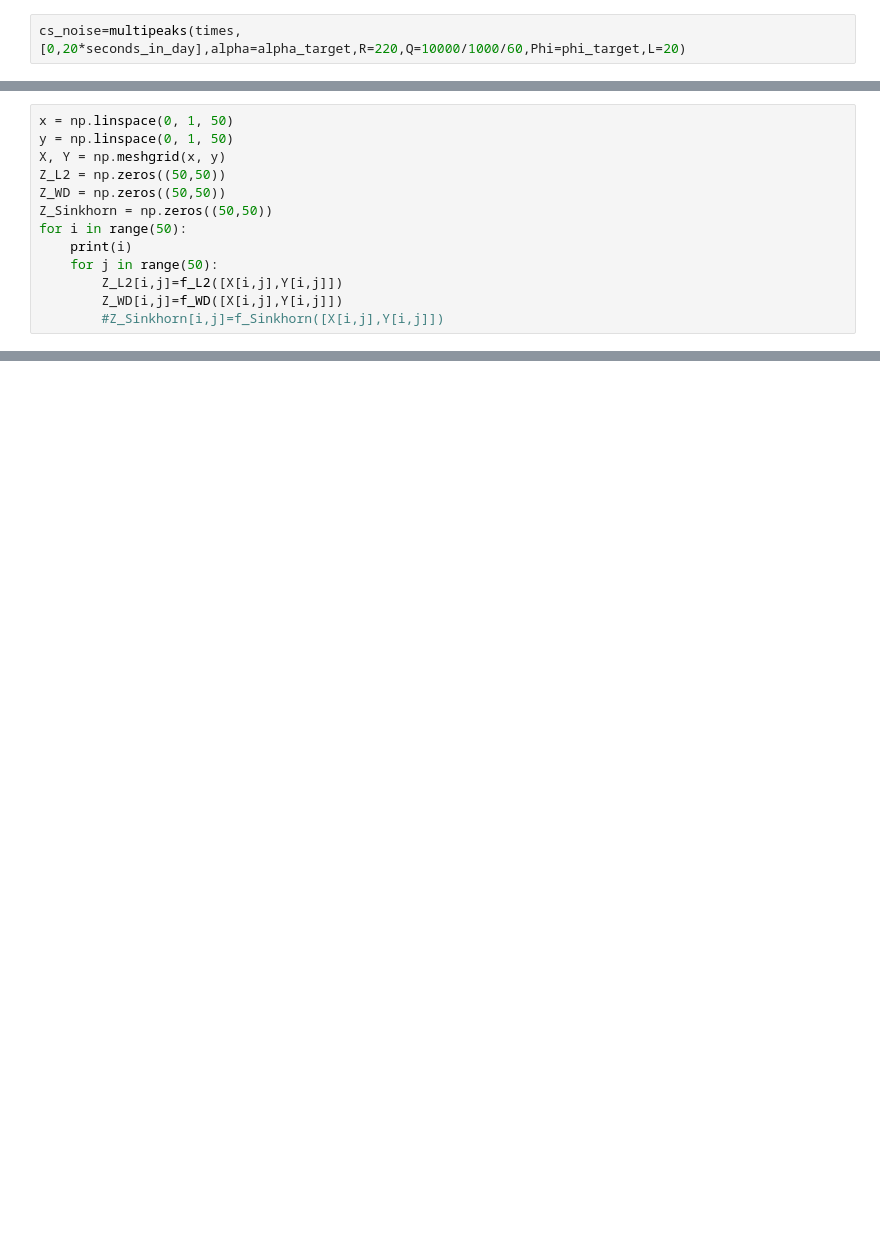
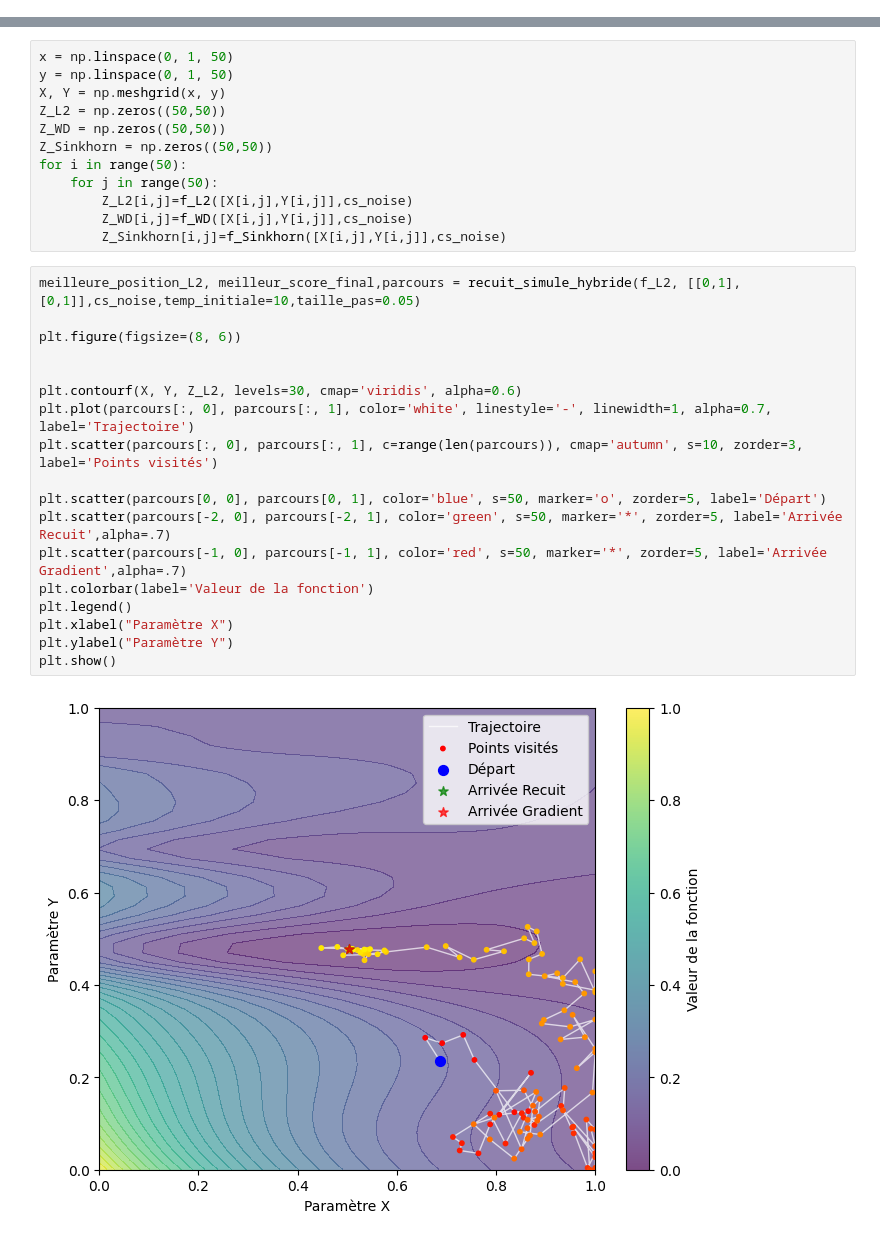
Before and after one commit to randlab/hydroptimal_metrics, a Jupyter notebook: hydroptimal/04_tracer_with_noise.ipynb, the cells around one changed output, grey strips where cells are left out. Saved outputs shown, nothing was run; the diff lists cells and outputs as text; blank space fills up the shorter version.

```diff
--- a/hydroptimal/04_tracer_with_noise.ipynb
+++ b/hydroptimal/04_tracer_with_noise.ipynb
@@ -157,2 +0,0 @@ cs_target=multipeaks(times,[0,20*seconds_in_day],alpha=alpha_target,R=220,Q=1000
-# %%
-cs_noise=multipeaks(times,[0,20*seconds_in_day],alpha=alpha_target,R=220,Q=10000/1000/60,Phi=phi_target,L=20)
@@ -258,13 +0,0 @@ def f_Sinkhorn(x):
-# %%
-x = np.linspace(0, 1, 50)
-y = np.linspace(0, 1, 50)
-X, Y = np.meshgrid(x, y)
-Z_L2 = np.zeros((50,50))
-Z_WD = np.zeros((50,50))
-Z_Sinkhorn = np.zeros((50,50))
-for i in range(50):
-    print(i)
-    for j in range(50):
-        Z_L2[i,j]=f_L2([X[i,j],Y[i,j]])
-        Z_WD[i,j]=f_WD([X[i,j],Y[i,j]])
-        #Z_Sinkhorn[i,j]=f_Sinkhorn([X[i,j],Y[i,j]])
@@ -575,0 +322,32 @@ plt.legend()
+# %%
+x = np.linspace(0, 1, 50)
+y = np.linspace(0, 1, 50)
+X, Y = np.meshgrid(x, y)
+Z_L2 = np.zeros((50,50))
+Z_WD = np.zeros((50,50))
+Z_Sinkhorn = np.zeros((50,50))
+for i in range(50):
+    for j in range(50):
+        Z_L2[i,j]=f_L2([X[i,j],Y[i,j]],cs_noise)
+        Z_WD[i,j]=f_WD([X[i,j],Y[i,j]],cs_noise)
+        Z_Sinkhorn[i,j]=f_Sinkhorn([X[i,j],Y[i,j]],cs_noise)
+# %%
+meilleure_position_L2, meilleur_score_final,parcours = recuit_simule_hybride(f_L2, [[0,1],[0,1]],cs_noise,temp_initiale=10,taille_pas=0.05)
+
+plt.figure(figsize=(8, 6))
+
+
+plt.contourf(X, Y, Z_L2, levels=30, cmap='viridis', alpha=0.6)
+plt.plot(parcours[:, 0], parcours[:, 1], color='white', linestyle='-', linewidth=1, alpha=0.7, label='Trajectoire')
+plt.scatter(parcours[:, 0], parcours[:, 1], c=range(len(parcours)), cmap='autumn', s=10, zorder=3, label='Points visités')
+
+plt.scatter(parcours[0, 0], parcours[0, 1], color='blue', s=50, marker='o', zorder=5, label='Départ')
+plt.scatter(parcours[-2, 0], parcours[-2, 1], color='green', s=50, marker='*', zorder=5, label='Arrivée Recuit',alpha=.7)
+plt.scatter(parcours[-1, 0], parcours[-1, 1], color='red', s=50, marker='*', zorder=5, label='Arrivée Gradient',alpha=.7)
+plt.colorbar(label='Valeur de la fonction')
+plt.legend()
+plt.xlabel("Paramètre X")
+plt.ylabel("Paramètre Y")
+plt.show()
+# %% [output]
+[figure, added]
```
Also changed, not shown: parts of 38 cells of this notebook.
